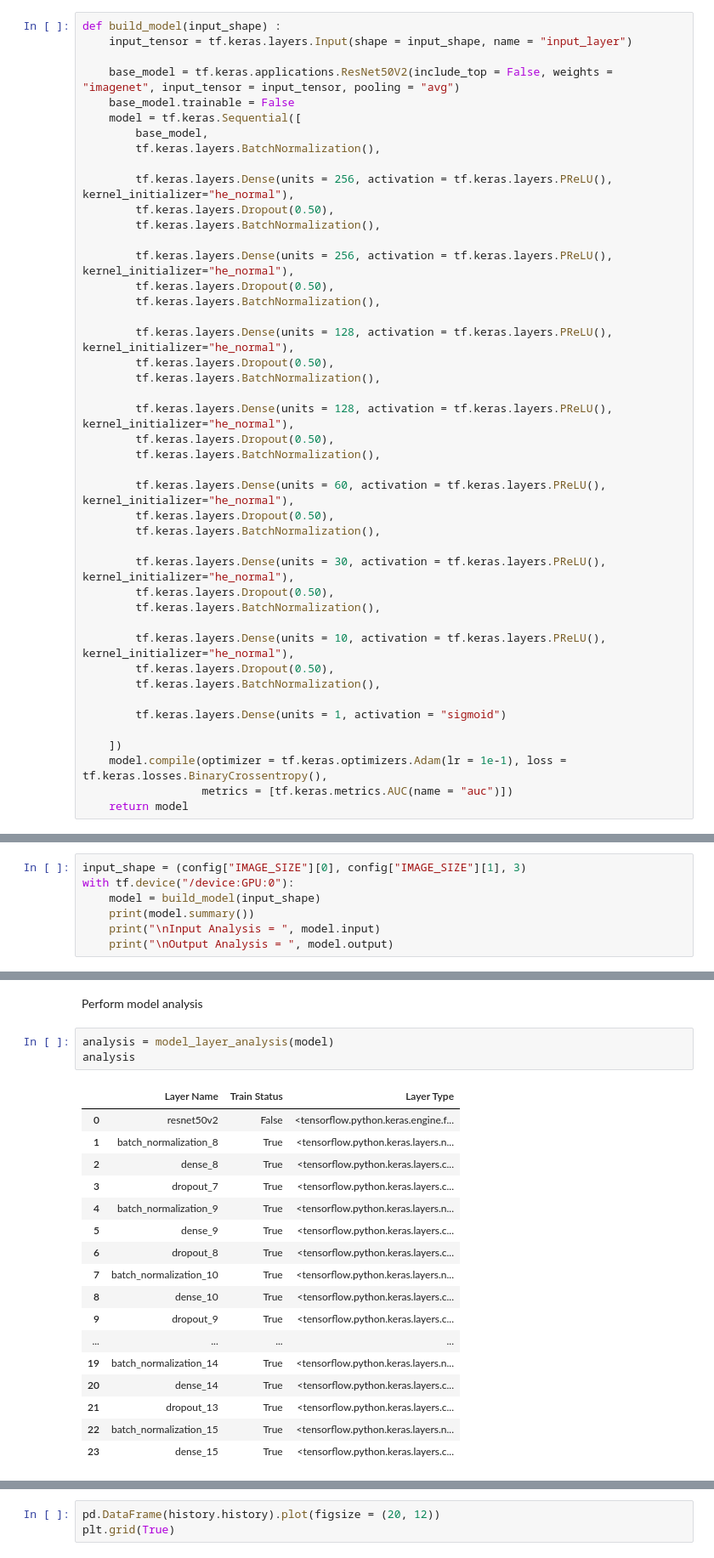
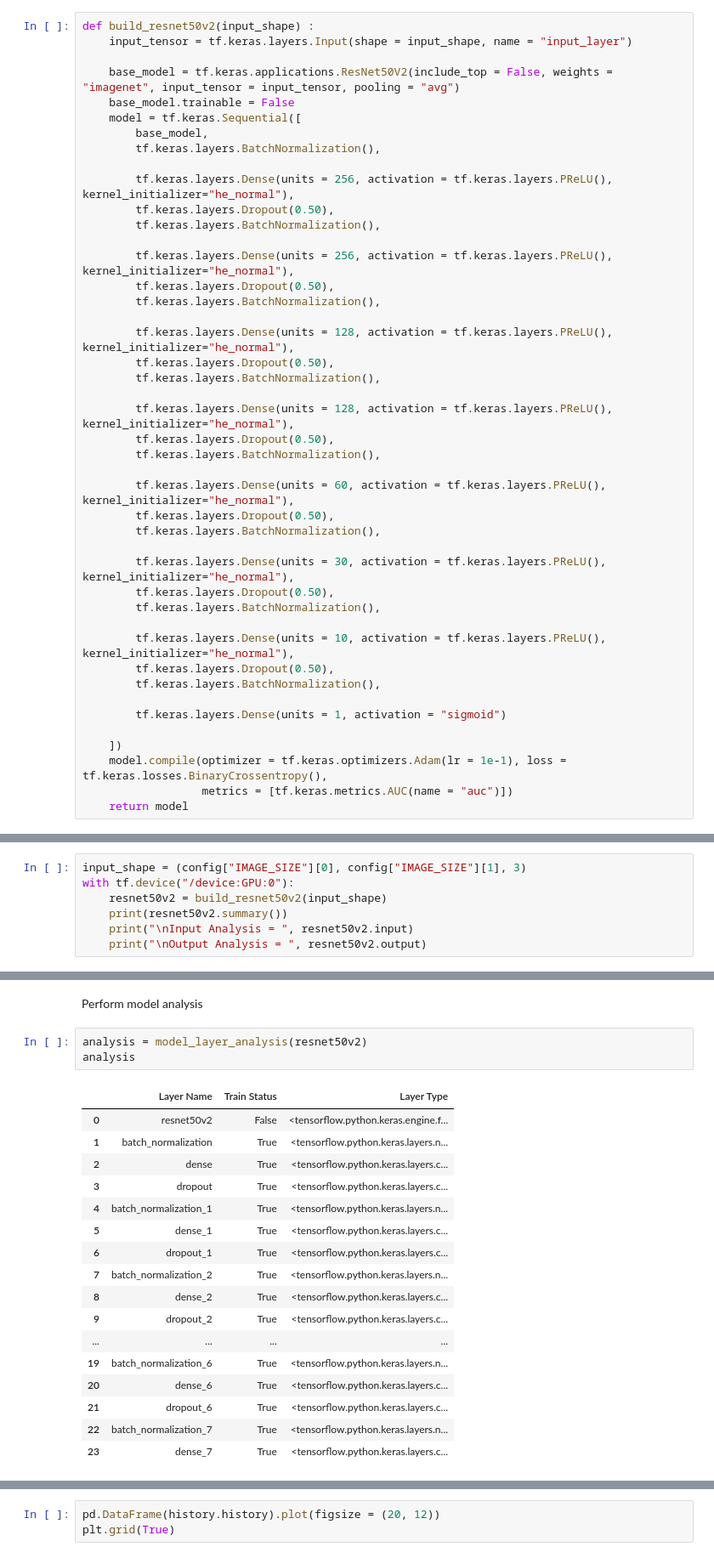
Before and after one commit to fireheart12/Chexnet_NIH, a Jupyter notebook: model_binary_classification.ipynb, the cells around one changed output, grey strips where cells are left out. Shown at 85% size. Saved outputs shown, nothing was run; the diff lists cells and outputs as text.

```diff
--- a/model_binary_classification.ipynb
+++ b/model_binary_classification.ipynb
@@ -317,7 +321,7 @@ print("Weight for nodular cases = ", class_weight[1])
 Weight for healthy cases =  0.7097888857332197
 Weight for nodular cases =  1.6916741877256318
 # %%
-def build_model(input_shape) :
+def build_resnet50v2(input_shape) :
     input_tensor = tf.keras.layers.Input(shape = input_shape, name = "input_layer")
 
     base_model = tf.keras.applications.ResNet50V2(include_top = False, weights = "imagenet", input_tensor = input_tensor, pooling = "avg")
@@ -363,8 +399,8 @@ def build_model(input_shape) :
 # %%
 input_shape = (config["IMAGE_SIZE"][0], config["IMAGE_SIZE"][1], 3)
 with tf.device("/device:GPU:0"):
-    model = build_model(input_shape)
-    print(model.summary())
-    print("\nInput Analysis = ", model.input)
-    print("\nOutput Analysis = ", model.output)
+    resnet50v2 = build_resnet50v2(input_shape)
+    print(resnet50v2.summary())
+    print("\nInput Analysis = ", resnet50v2.input)
+    print("\nOutput Analysis = ", resnet50v2.output)
 # %% [output]
@@ -394,25 +430,25 @@ def model_layer_analysis(model) :
 # %% [markdown]
 Perform model analysis
 # %%
-analysis = model_layer_analysis(model)
+analysis = model_layer_analysis(resnet50v2)
 analysis
 # %% [output]
 |  | Layer Name | Train Status | Layer Type |
 | 0 | resnet50v2 | False | <tensorflow.python.keras.engine.f... |
-| 1 | batch_normalization_8 | True | <tensorflow.python.keras.layers.n... |
-| 2 | dense_8 | True | <tensorflow.python.keras.layers.c... |
-| 3 | dropout_7 | True | <tensorflow.python.keras.layers.c... |
-| 4 | batch_normalization_9 | True | <tensorflow.python.keras.layers.n... |
-| 5 | dense_9 | True | <tensorflow.python.keras.layers.c... |
-| 6 | dropout_8 | True | <tensorflow.python.keras.layers.c... |
-| 7 | batch_normalization_10 | True | <tensorflow.python.keras.layers.n... |
-| 8 | dense_10 | True | <tensorflow.python.keras.layers.c... |
-| 9 | dropout_9 | True | <tensorflow.python.keras.layers.c... |
+| 1 | batch_normalization | True | <tensorflow.python.keras.layers.n... |
+| 2 | dense | True | <tensorflow.python.keras.layers.c... |
+| 3 | dropout | True | <tensorflow.python.keras.layers.c... |
+| 4 | batch_normalization_1 | True | <tensorflow.python.keras.layers.n... |
+| 5 | dense_1 | True | <tensorflow.python.keras.layers.c... |
+| 6 | dropout_1 | True | <tensorflow.python.keras.layers.c... |
+| 7 | batch_normalization_2 | True | <tensorflow.python.keras.layers.n... |
+| 8 | dense_2 | True | <tensorflow.python.keras.layers.c... |
+| 9 | dropout_2 | True | <tensorflow.python.keras.layers.c... |
 | ... | ... | ... | ... |
-| 19 | batch_normalization_14 | True | <tensorflow.python.keras.layers.n... |
-| 20 | dense_14 | True | <tensorflow.python.keras.layers.c... |
-| 21 | dropout_13 | True | <tensorflow.python.keras.layers.c... |
-| 22 | batch_normalization_15 | True | <tensorflow.python.keras.layers.n... |
-| 23 | dense_15 | True | <tensorflow.python.keras.layers.c... |
+| 19 | batch_normalization_6 | True | <tensorflow.python.keras.layers.n... |
+| 20 | dense_6 | True | <tensorflow.python.keras.layers.c... |
+| 21 | dropout_6 | True | <tensorflow.python.keras.layers.c... |
+| 22 | batch_normalization_7 | True | <tensorflow.python.keras.layers.n... |
+| 23 | dense_7 | True | <tensorflow.python.keras.layers.c... |
 # %%
 with tf.device("/device:GPU:0") :
```
Also changed, not shown: parts of 15 cells of this notebook.
